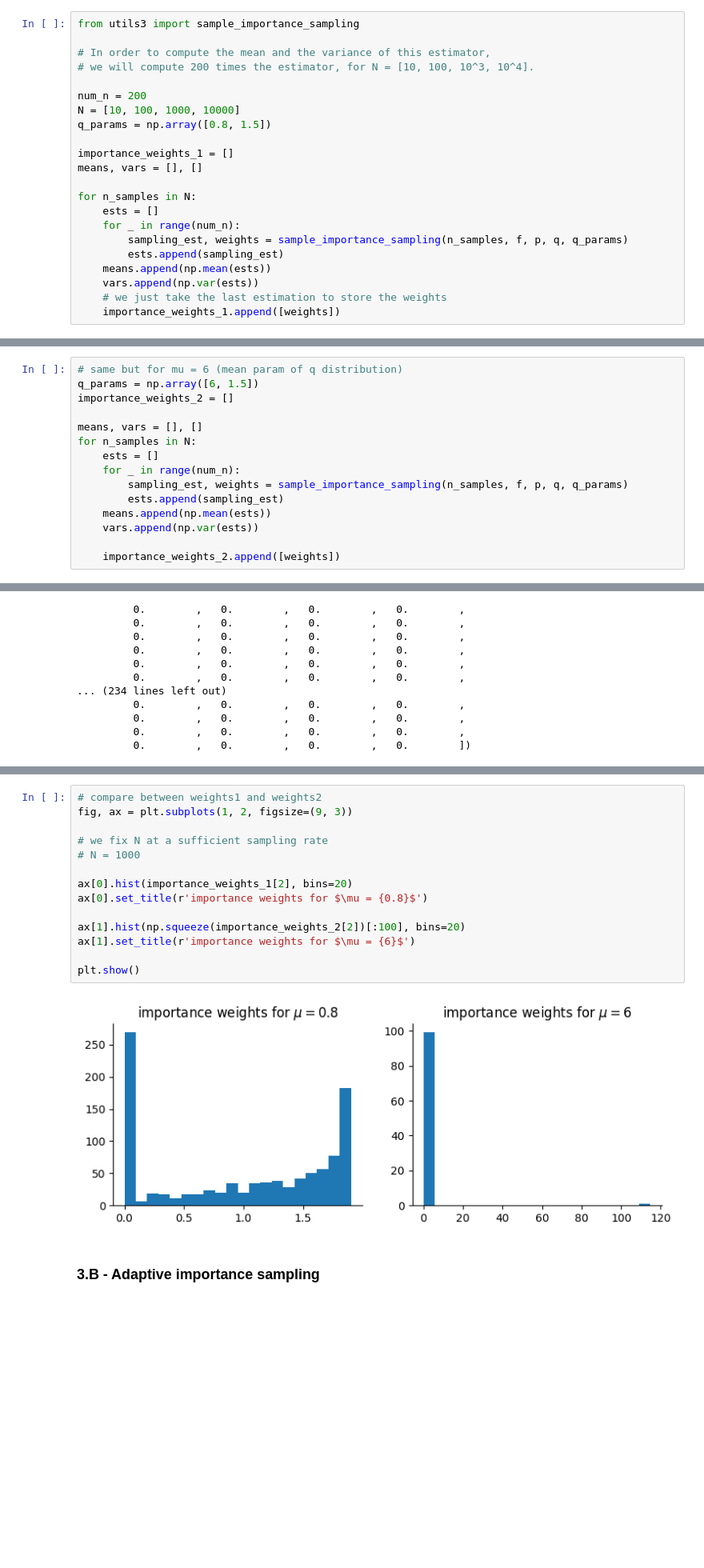
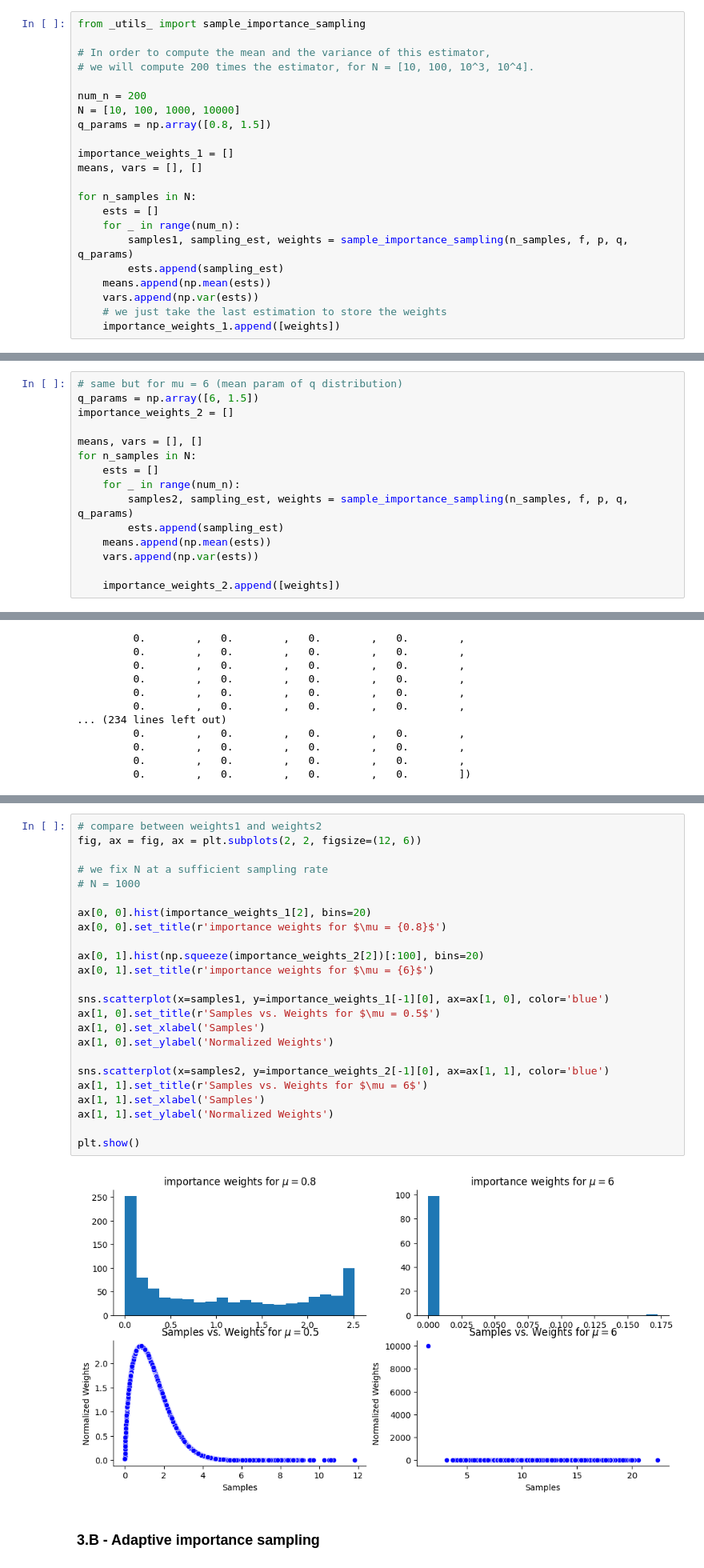
Before and after one commit to emilio-pcrd/compstats-MVA, a Jupyter notebook: Lab2/main.ipynb, the cells around one changed output, grey strips where cells are left out. Shown at 80% size. Saved outputs shown, nothing was run; the diff lists cells and outputs as text; blank space fills up the shorter version.

```diff
--- a/Lab2/main.ipynb
+++ b/Lab2/main.ipynb
@@ -237,7 +214,7 @@ plt.show()
 # %% [markdown]
 ### **3.A - Poor importance sampling**
 # %%
-from utils3 import sample_importance_sampling
+from _utils_ import sample_importance_sampling
 
 # In order to compute the mean and the variance of this estimator,
 # we will compute 200 times the estimator, for N = [10, 100, 10^3, 10^4].
@@ -252,7 +229,7 @@ means, vars = [], []
 for n_samples in N:
     ests = []
     for _ in range(num_n):
-        sampling_est, weights = sample_importance_sampling(n_samples, f, p, q, q_params)
+        samples1, sampling_est, weights = sample_importance_sampling(n_samples, f, p, q, q_params)
         ests.append(sampling_est)
     means.append(np.mean(ests))
     vars.append(np.var(ests))
@@ -284,7 +261,7 @@ means, vars = [], []
 for n_samples in N:
     ests = []
     for _ in range(num_n):
-        sampling_est, weights = sample_importance_sampling(n_samples, f, p, q, q_params)
+        samples2, sampling_est, weights = sample_importance_sampling(n_samples, f, p, q, q_params)
         ests.append(sampling_est)
     means.append(np.mean(ests))
     vars.append(np.var(ests))
@@ -332,19 +311,29 @@ array([  0.        ,   0.        ,   0.        ,   0.        ,
 # %%
 # compare between weights1 and weights2
-fig, ax = plt.subplots(1, 2, figsize=(9, 3))
+fig, ax = fig, ax = plt.subplots(2, 2, figsize=(12, 6))
 
 # we fix N at a sufficient sampling rate
 # N = 1000
 
-ax[0].hist(importance_weights_1[2], bins=20)
-ax[0].set_title(r'importance weights for $\mu = {0.8}$')
+ax[0, 0].hist(importance_weights_1[2], bins=20)
+ax[0, 0].set_title(r'importance weights for $\mu = {0.8}$')
 
-ax[1].hist(np.squeeze(importance_weights_2[2])[:100], bins=20)
-ax[1].set_title(r'importance weights for $\mu = {6}$')
+ax[0, 1].hist(np.squeeze(importance_weights_2[2])[:100], bins=20)
+ax[0, 1].set_title(r'importance weights for $\mu = {6}$')
+
+sns.scatterplot(x=samples1, y=importance_weights_1[-1][0], ax=ax[1, 0], color='blue')
+ax[1, 0].set_title(r'Samples vs. Weights for $\mu = 0.5$')
+ax[1, 0].set_xlabel('Samples')
+ax[1, 0].set_ylabel('Normalized Weights')
+
+sns.scatterplot(x=samples2, y=importance_weights_2[-1][0], ax=ax[1, 1], color='blue')
+ax[1, 1].set_title(r'Samples vs. Weights for $\mu = 6$')
+ax[1, 1].set_xlabel('Samples')
+ax[1, 1].set_ylabel('Normalized Weights')
 
 plt.show()
 # %% [output]
-[figure, old version]
+[figure, new version]
 # %% [markdown]
 ### **3.B - Adaptive importance sampling**
 # %%
```
Also changed, not shown: parts of 26 cells of this notebook, 1 other file.
